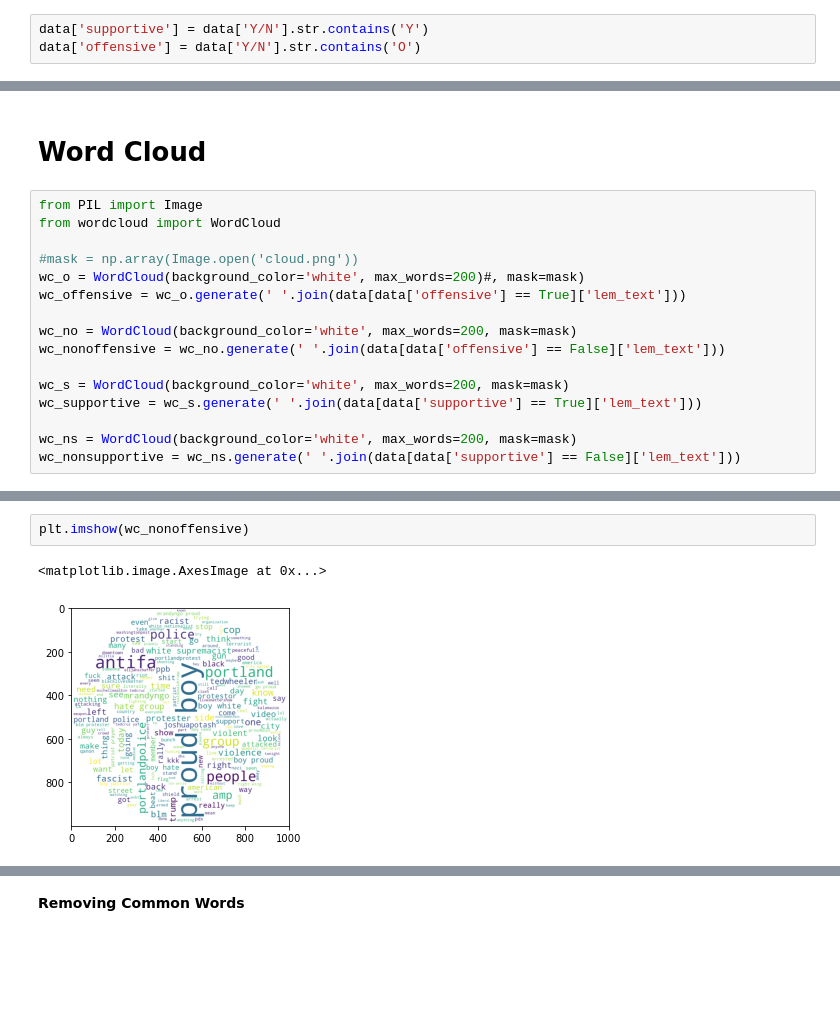
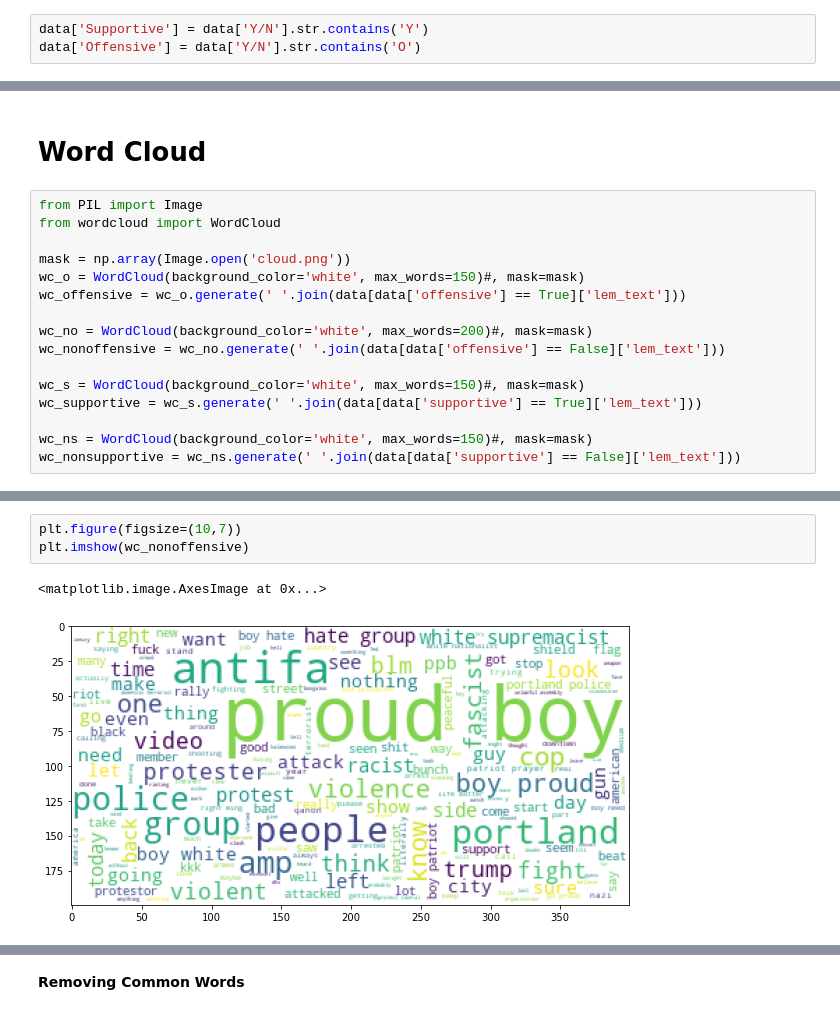
Before and after one commit to fahim0120/SocialMediaMiningProject, a Jupyter notebook: ProudBoys.ipynb, the cells around one changed output, grey strips where cells are left out. Drawn from its saved outputs; the diff is of its cells as text; blank space fills up the shorter version.

```diff
--- a/ProudBoys.ipynb
+++ b/ProudBoys.ipynb
@@ -59,6 +59,6 @@ print(data.shape)
 # %% [output]
 (2014, 17)
 # %%
-data['supportive'] = data['Y/N'].str.contains('Y')
-data['offensive'] = data['Y/N'].str.contains('O')
+data['Supportive'] = data['Y/N'].str.contains('Y')
+data['Offensive'] = data['Y/N'].str.contains('O')
 # %%
@@ -200,16 +202,16 @@ data.head()
 from PIL import Image
 from wordcloud import WordCloud
 
-#mask = np.array(Image.open('cloud.png'))
-wc_o = WordCloud(background_color='white', max_words=200)#, mask=mask)
+mask = np.array(Image.open('cloud.png'))
+wc_o = WordCloud(background_color='white', max_words=150)#, mask=mask)
 wc_offensive = wc_o.generate(' '.join(data[data['offensive'] == True]['lem_text']))
 
-wc_no = WordCloud(background_color='white', max_words=200, mask=mask)
+wc_no = WordCloud(background_color='white', max_words=200)#, mask=mask)
 wc_nonoffensive = wc_no.generate(' '.join(data[data['offensive'] == False]['lem_text']))
 
-wc_s = WordCloud(background_color='white', max_words=200, mask=mask)
+wc_s = WordCloud(background_color='white', max_words=150)#, mask=mask)
 wc_supportive = wc_s.generate(' '.join(data[data['supportive'] == True]['lem_text']))
 
-wc_ns = WordCloud(background_color='white', max_words=200, mask=mask)
+wc_ns = WordCloud(background_color='white', max_words=150)#, mask=mask)
 wc_nonsupportive = wc_ns.generate(' '.join(data[data['supportive'] == False]['lem_text']))
 # %%
@@ -220,6 +223,7 @@ plt.imshow(wc_offensive)
 # %%
+plt.figure(figsize=(10,7))
 plt.imshow(wc_nonoffensive)
 # %% [output]
 <matplotlib.image.AxesImage at 0x...>
-[figure, old version]
+[figure, new version]
 # %%
```
Also changed, not shown: parts of 17 cells of this notebook, 1 other file.
